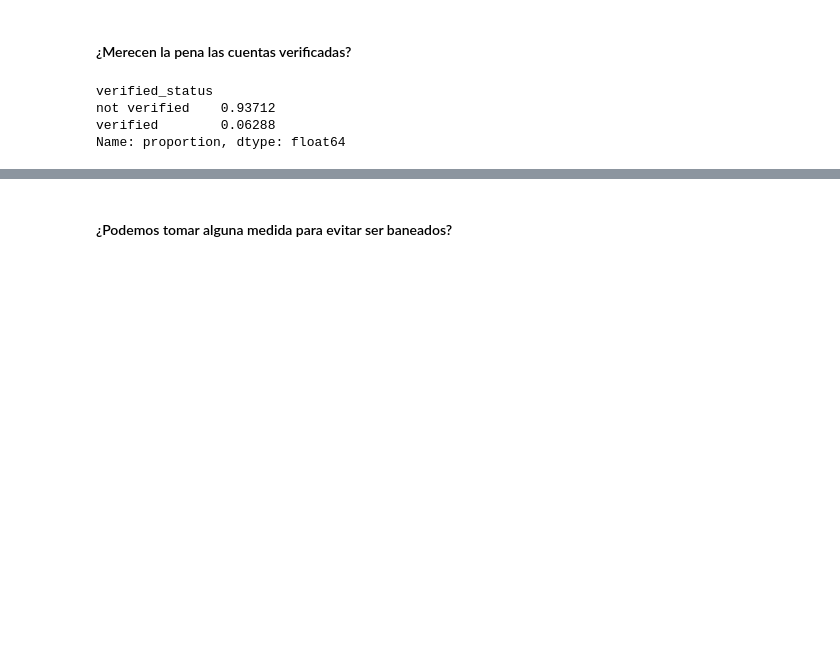
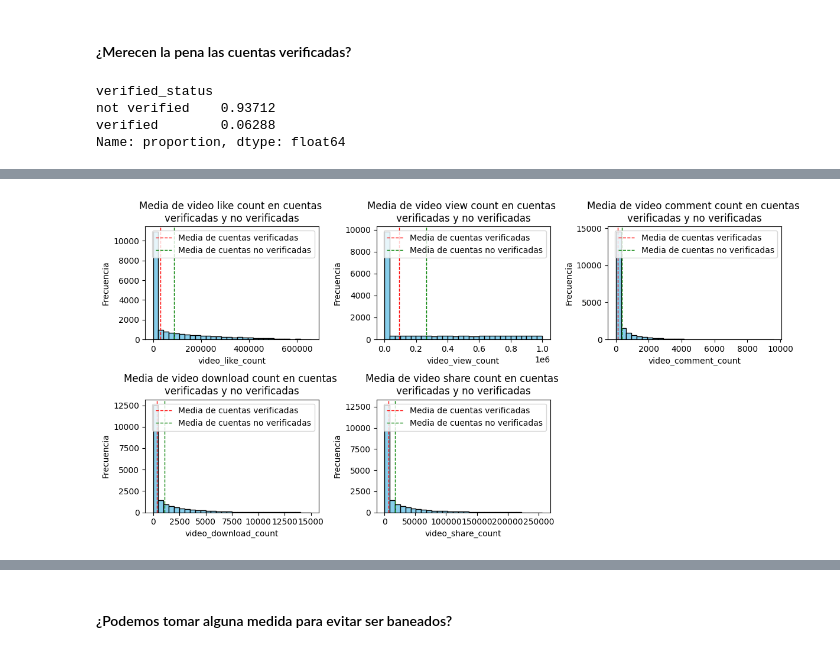
Before and after one commit to Pabarkyan/TikTok-EDA, a Jupyter notebook: src/EDA.ipynb, the cells around one changed output, grey strips where cells are left out. Drawn from its saved outputs; the diff is of its cells as text; code cells hidden in the pictures; blank space fills up the shorter version.

```diff
--- a/src/EDA.ipynb
+++ b/src/EDA.ipynb
@@ -557,0 +412,28 @@ plt.show()
+# %%
+# Definir una función para crear los gráficos
+def plot_histogram_with_means(ax, data, column, verified_status_col='verified_status', bins=30, colors=('skyblue', 'red', 'green'), edgecolor='black'):
+    ax.hist(data[column], bins=bins, color=colors[0], edgecolor=edgecolor)
+    ax.axvline(data[data[verified_status_col] == 'verified'][column].mean(), color=colors[1], linestyle='dashed', linewidth=1, label='Media de cuentas verificadas')
+    ax.axvline(data[data[verified_status_col] == 'not verified'][column].mean(), color=colors[2], linestyle='dashed', linewidth=1, label='Media de cuentas no verificadas')
+    ax.set_xlabel(column)
+    ax.set_ylabel('Frecuencia')
+    ax.set_title(f'Media de {column.replace("_", " ")} en cuentas \nverificadas y no verificadas')
+    ax.legend()
+# %%
+# Lista de columnas a graficar
+columns = ['video_like_count', 'video_view_count', 'video_comment_count', 'video_download_count', 'video_share_count']
+
+fig, axes = plt.subplots(2, 3, figsize=(12, 6))
+
+# Generar los gráficos utilizando la función
+for i, column in enumerate(columns):
+    plot_histogram_with_means(axes[i // 3, i % 3], tiktok, column)
+
+# Eliminar el último subplot vacío
+fig.delaxes(axes[1, 2])
+
+# Ajustar el diseño y mostrar el gráfico
+plt.tight_layout()
+plt.show()
+# %% [output]
+[figure, added]
```
Also changed, not shown: parts of 22 cells of this notebook.
